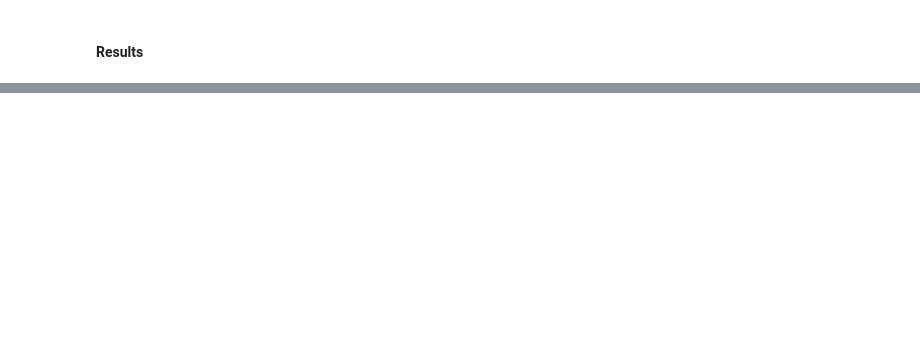
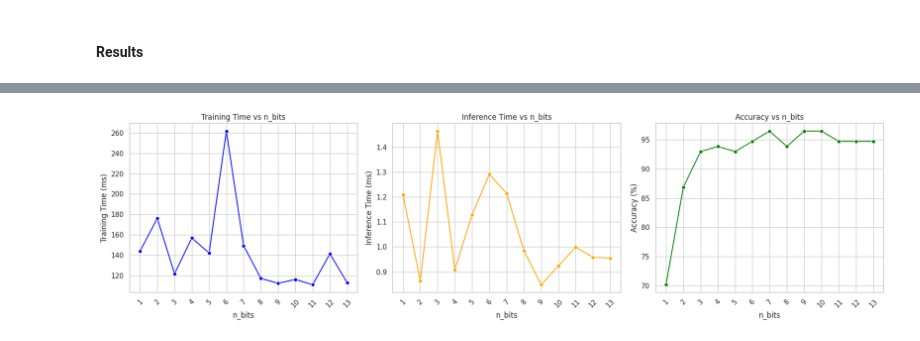
Before and after one commit to LiuZYZY/IS614_Homomorphic_Encryption, a Jupyter notebook: Concrete-ML-proto.ipynb, the cells around one changed output, grey strips where cells are left out. Drawn from its saved outputs; the diff is of its cells as text; code cells hidden in the pictures; blank space fills up the shorter version.

```diff
--- a/Concrete-ML-proto.ipynb
+++ b/Concrete-ML-proto.ipynb
@@ -402,0 +503,53 @@ Training Time Comparison:
+# %%
+# Plot Training Time, Inference Time, and Accuracy separately across different n_bits arranged side by side
+
+import matplotlib.pyplot as plt
+import seaborn as sns
+
+# Ensure that the DataFrame 'results_df' exists with the required columns
+# If not, replace 'results_df' with your actual DataFrame variable name
+
+# Convert times to milliseconds for better visualization
+results_df['Training Time (ms)'] = results_df['Training Time (s)'] * 1000
+results_df['Inference Time (ms)'] = results_df['Inference Time (s)'] * 1000
+
+# Set the aesthetic style of the plots
+sns.set(style="whitegrid")
+
+# Create a figure with three horizontally arranged subplots
+fig, axes = plt.subplots(1, 3, figsize=(18, 5))
+
+# 1. Plot Training Time vs n_bits
+sns.lineplot(data=results_df, x='n_bits', y='Training Time (ms)', marker='o', color='blue', ax=axes[0])
+axes[0].set_title('Training Time vs n_bits')
+axes[0].set_xlabel('n_bits')
+axes[0].set_ylabel('Training Time (ms)')
+axes[0].set_xticks(results_df['n_bits'])
+axes[0].tick_params(axis='x', rotation=45)
+axes[0].grid(True)
+
+# 2. Plot Inference Time vs n_bits
+sns.lineplot(data=results_df, x='n_bits', y='Inference Time (ms)', marker='o', color='orange', ax=axes[1])
+axes[1].set_title('Inference Time vs n_bits')
+axes[1].set_xlabel('n_bits')
+axes[1].set_ylabel('Inference Time (ms)')
+axes[1].set_xticks(results_df['n_bits'])
+axes[1].tick_params(axis='x', rotation=45)
+axes[1].grid(True)
+
+# 3. Plot Accuracy vs n_bits
+sns.lineplot(data=results_df, x='n_bits', y='Accuracy (%)', marker='o', color='green', ax=axes[2])
+axes[2].set_title('Accuracy vs n_bits')
+axes[2].set_xlabel('n_bits')
+axes[2].set_ylabel('Accuracy (%)')
+axes[2].set_xticks(results_df['n_bits'])
+axes[2].tick_params(axis='x', rotation=45)
+axes[2].grid(True)
+
+# Adjust layout for better spacing
+plt.tight_layout()
+
+# Display the plots
+plt.show()
+# %% [output]
+[figure, added]
```
Also changed, not shown: parts of 13 cells of this notebook.
